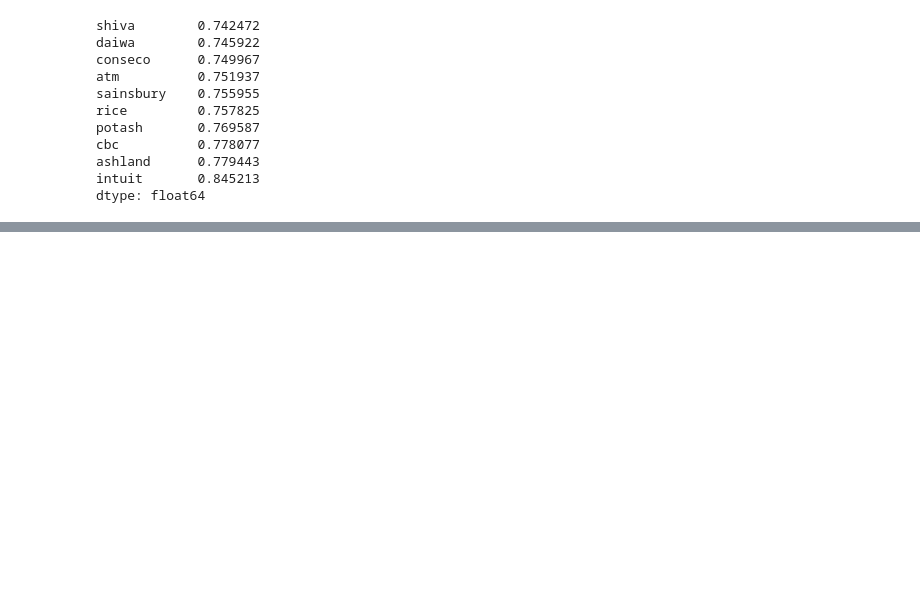
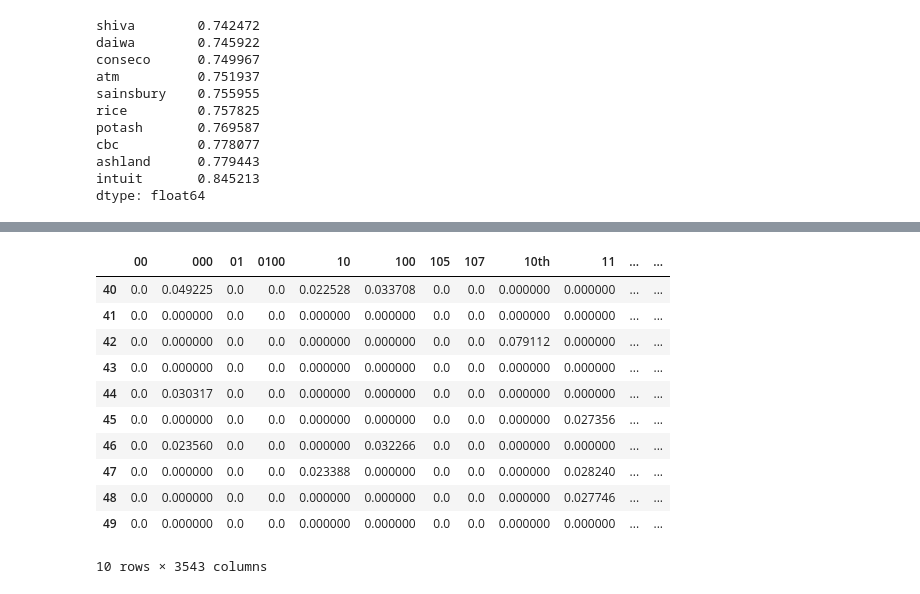
Before and after one commit to egabrielsen/MachineLearning, a Jupyter notebook: Lab02/Lab02-Danh.ipynb, the cells around one changed output, grey strips where cells are left out. Cells and saved outputs as stored; diff of their text form; code cells hidden in the pictures; blank space fills up the shorter version.

```diff
--- a/Lab02/Lab02-Danh.ipynb
+++ b/Lab02/Lab02-Danh.ipynb
@@ -94,0 +128,4 @@ dtype: float64
+# %%
+tfidf_mat = tfidf_vect.fit_transform(by_author['AlanCrosby'])
+df = pd.DataFrame(data=tfidf_mat.toarray(),columns=tfidf_vect.get_feature_names())
+df.max().sort_values()[-10:]
@@ -94,0 +144,4 @@ dtype: float64
+# %%
+tfidf_mat = tfidf_vect.fit_transform(by_author['AlexanderSmith'])
+df = pd.DataFrame(data=tfidf_mat.toarray(),columns=tfidf_vect.get_feature_names())
+df.max().sort_values()[-10:]
@@ -94,0 +160,4 @@ dtype: float64
+# %%
+tfidf_mat = tfidf_vect.fit_transform(by_author['BenjaminKangLim'])
+df = pd.DataFrame(data=tfidf_mat.toarray(),columns=tfidf_vect.get_feature_names())
+df.max().sort_values()[-10:]
@@ -94,0 +176,6 @@ dtype: float64
+# %%
+for author in by_author:
+    tfidf_mat = tfidf_vect.fit_transform(by_author[author])
+    df = pd.DataFrame(data=tfidf_mat.toarray(),columns=tfidf_vect.get_feature_names())
+    print("Author: " + author)
+    print(df.max().sort_values()[-10:])
@@ -94,0 +200,15 @@ dtype: float64
+# %%
+df.tail(10)
+# %% [output]
+|  | 00 | 000 | 01 | 0100 | 10 | 100 | 105 | 107 | 10th | 11 | ... | ... |
+| 40 | 0.0 | 0.049225 | 0.0 | 0.0 | 0.022528 | 0.033708 | 0.0 | 0.0 | 0.000000 | 0.000000 | ... | ... |
+| 41 | 0.0 | 0.000000 | 0.0 | 0.0 | 0.000000 | 0.000000 | 0.0 | 0.0 | 0.000000 | 0.000000 | ... | ... |
+| 42 | 0.0 | 0.000000 | 0.0 | 0.0 | 0.000000 | 0.000000 | 0.0 | 0.0 | 0.079112 | 0.000000 | ... | ... |
+| 43 | 0.0 | 0.000000 | 0.0 | 0.0 | 0.000000 | 0.000000 | 0.0 | 0.0 | 0.000000 | 0.000000 | ... | ... |
+| 44 | 0.0 | 0.030317 | 0.0 | 0.0 | 0.000000 | 0.000000 | 0.0 | 0.0 | 0.000000 | 0.000000 | ... | ... |
+| 45 | 0.0 | 0.000000 | 0.0 | 0.0 | 0.000000 | 0.000000 | 0.0 | 0.0 | 0.000000 | 0.027356 | ... | ... |
+| 46 | 0.0 | 0.023560 | 0.0 | 0.0 | 0.000000 | 0.032266 | 0.0 | 0.0 | 0.000000 | 0.000000 | ... | ... |
+| 47 | 0.0 | 0.000000 | 0.0 | 0.0 | 0.023388 | 0.000000 | 0.0 | 0.0 | 0.000000 | 0.028240 | ... | ... |
+| 48 | 0.0 | 0.000000 | 0.0 | 0.0 | 0.000000 | 0.000000 | 0.0 | 0.0 | 0.000000 | 0.027746 | ... | ... |
+| 49 | 0.0 | 0.000000 | 0.0 | 0.0 | 0.000000 | 0.000000 | 0.0 | 0.0 | 0.000000 | 0.000000 | ... | ... |
+10 rows × 3543 columns
```
Also changed, not shown: parts of 12 cells of this notebook.
